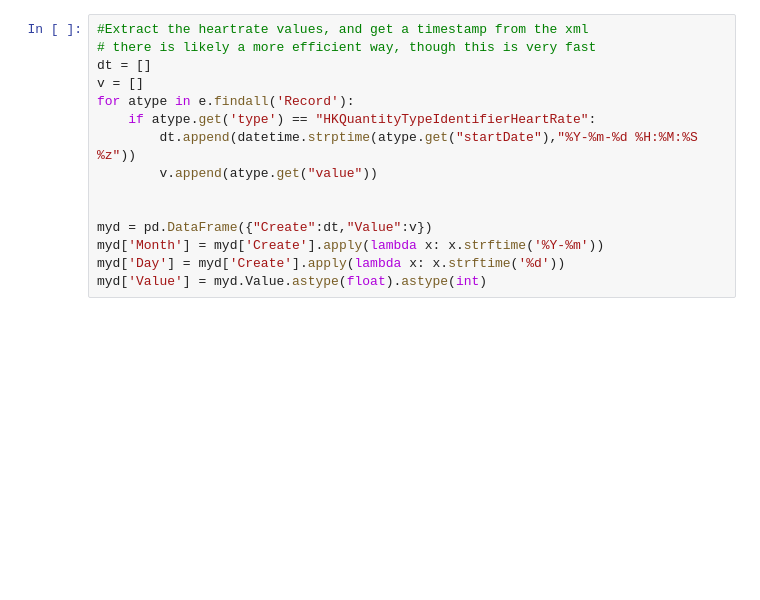
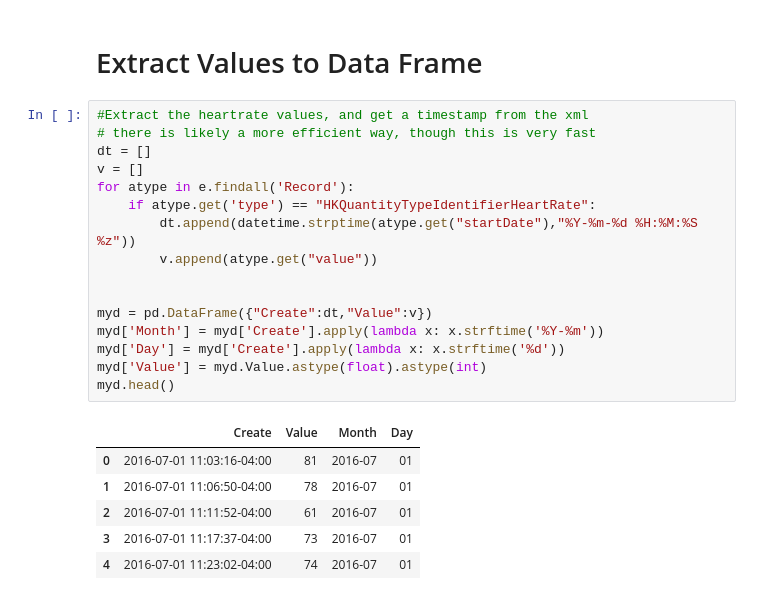
Before and after one commit to scoyote/AppleHealthAnalyze, a Jupyter notebook: ImportAppleHealthXML.ipynb, the cells around one changed output. Cells and saved outputs as stored; diff of their text form; blank space fills up the shorter version.

Commit message:
Stable version, read, parse, interrogate and extract xml elements

```diff
--- a/ImportAppleHealthXML.ipynb
+++ b/ImportAppleHealthXML.ipynb
@@ -11,18 +52,28 @@ e = et.parse(path)
+# %% [markdown]
+# Extract Values to Data Frame
 # %%
 #Extract the heartrate values, and get a timestamp from the xml
 # there is likely a more efficient way, though this is very fast
 dt = []
 v = []
 for atype in e.findall('Record'):
     if atype.get('type') == "HKQuantityTypeIdentifierHeartRate":
         dt.append(datetime.strptime(atype.get("startDate"),"%Y-%m-%d %H:%M:%S %z"))
         v.append(atype.get("value"))
 
 
 myd = pd.DataFrame({"Create":dt,"Value":v})
 myd['Month'] = myd['Create'].apply(lambda x: x.strftime('%Y-%m'))
 myd['Day'] = myd['Create'].apply(lambda x: x.strftime('%d'))
 myd['Value'] = myd.Value.astype(float).astype(int)
+myd.head()
+# %% [output]
+|  | Create | Value | Month | Day |
+| 0 | 2016-07-01 11:03:16-04:00 | 81 | 2016-07 | 01 |
+| 1 | 2016-07-01 11:06:50-04:00 | 78 | 2016-07 | 01 |
+| 2 | 2016-07-01 11:11:52-04:00 | 61 | 2016-07 | 01 |
+| 3 | 2016-07-01 11:17:37-04:00 | 73 | 2016-07 | 01 |
+| 4 | 2016-07-01 11:23:02-04:00 | 74 | 2016-07 | 01 |
 # %%
 myd.boxplot(by='Month',column="Value", return_type='axes')
 # %% [output]
```
Also changed, not shown: parts of 9 cells of this notebook.
